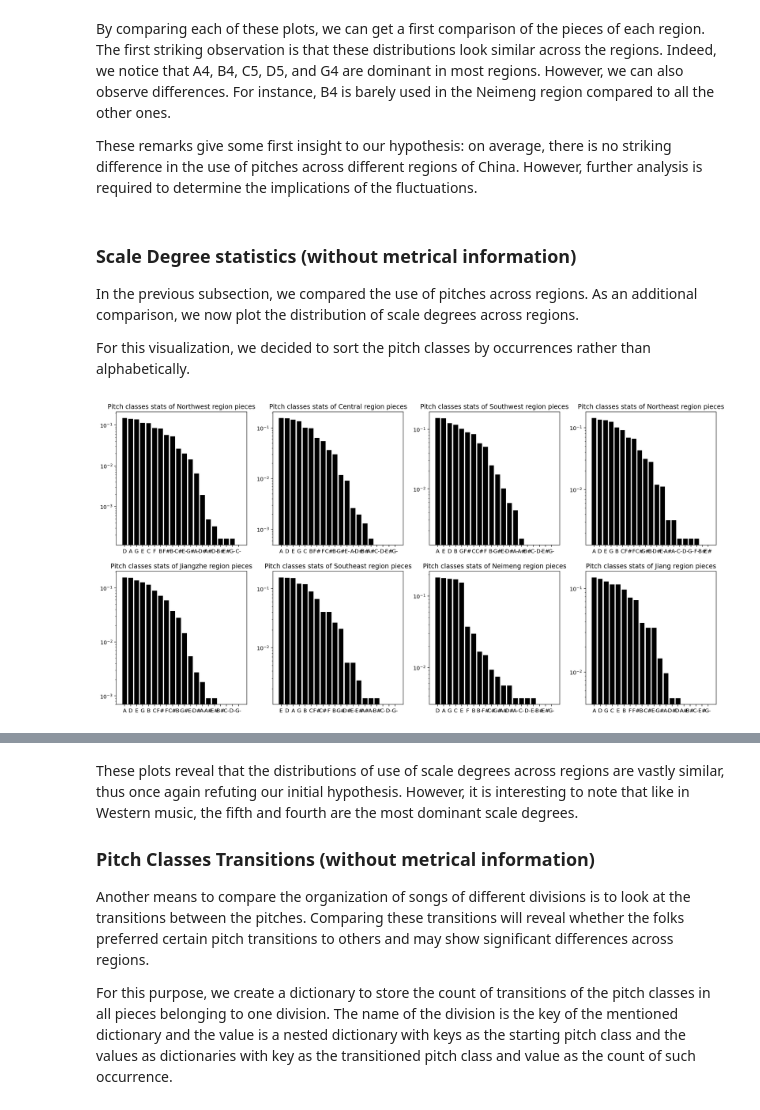
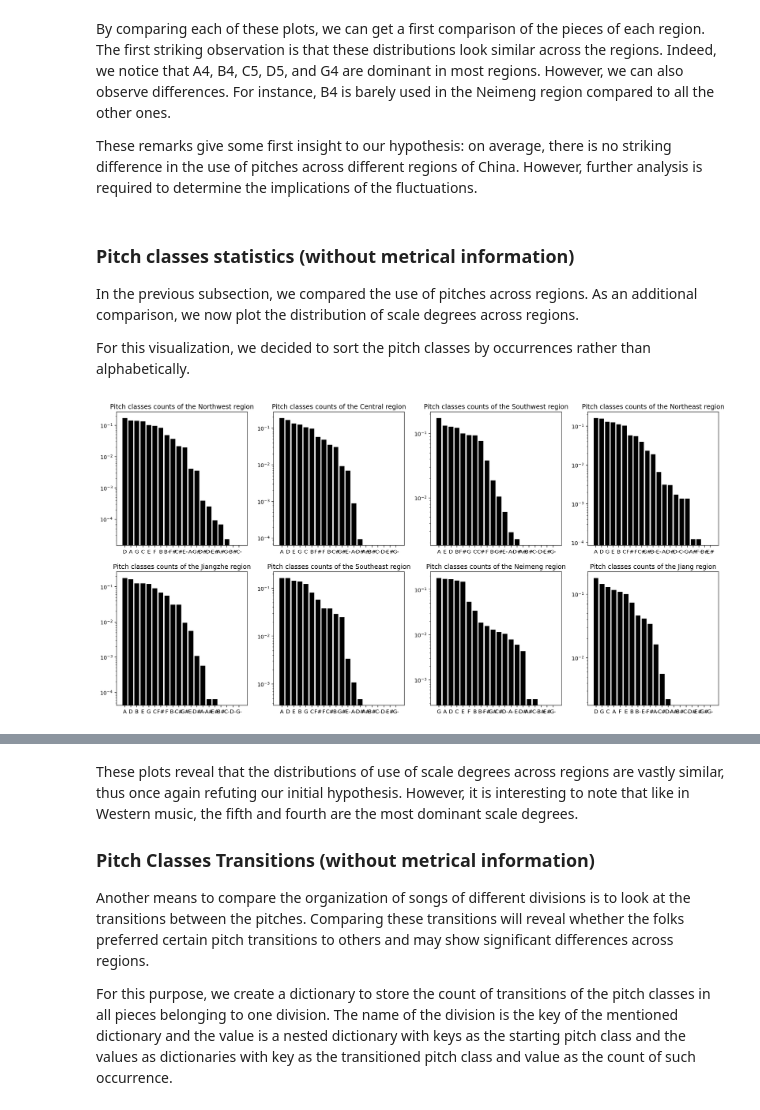
Before and after one commit to ravinitheshreddy/Digital-Musicology-Project, a Jupyter notebook: milestone3_ravi.ipynb, the cells around one changed output, grey strips where cells are left out. Cells and saved outputs as stored; diff of their text form; code cells hidden in the pictures.

```diff
--- a/milestone3_ravi.ipynb
+++ b/milestone3_ravi.ipynb
@@ -83,9 +45,9 @@ CFS_full.head()
 pitch_classes_list = ['A', 'A#', 'A-', 'B', 'B#', 'B-', 'C', 'C#', 'C-', 'D', 'D#', 'D-', 'E', 'E#', 'E-', 'F', 'F#', 'G', 'G#', 'G-']
 music_interval_list = ['A1','A2','A3','A4','A5','A6','A7','P1','P4','P5','P8','m2','M2','m3','M3','m6','M6','m7','M7',"d2","d3","d4","d5","d6","d7","d8"]
 
-scaledegree_defcount = {pc:0 for pc in pitch_classes_list}
-pitchclass_transitions_defcount = {pc1:{pc2:0 for pc2 in pitch_classes_list} for pc1 in pitch_classes_list}
-interval_transitions_defcount = {pc:0 for pc in music_interval_list}
+pitchclasses_defcount = {pc:0 for pc in pitch_classes_list}
+pitchclasses_transitions_defcount = {pc1:{pc2:0 for pc2 in pitch_classes_list} for pc1 in pitch_classes_list}
+intervals_defcount = {pc:0 for pc in music_interval_list}
 # %% [markdown]
 ### Pitch statistics (without metrical information)
 
@@ -139,28 +129,14 @@ By comparing each of these plots, we can get a first comparison of the pieces of
 
 These remarks give some first insight to our hypothesis: on average, there is no striking difference in the use of pitches across different regions of China. However, further analysis is required to determine the implications of the fluctuations.
 # %% [markdown]
-### Scale Degree statistics (without metrical information)
+### Pitch classes statistics (without metrical information)
 In the previous subsection, we compared the use of pitches across regions. As an additional comparison, we now plot the distribution of scale degrees across regions.
 
 For this visualization, we decided to sort the pitch classes by occurrences rather than alphabetically.
-# %%
-plt.rcParams["figure.figsize"] = (20,10)
-region_scaledegree_counts = {}
-fig, axarr = plt.subplots(2,4)
-
-for gloc,ax in zip(region_scaledegree_stat, axarr.flat):
-
-    counter = Counter(region_scaledegree_stat[gloc])
-    scaledegree_fractions = {i:counter[i] / len(region_scaledegree_stat[gloc]) for i in counter}
-#     scaledegree_fractions = {i:counter[i] for i in counter}
-    scaledegree_fractions = {**scaledegree_defcount, **scaledegree_fractions}
-    region_scaledegree_counts[gloc] = sorted(scaledegree_fractions.items(), key=lambda pair: -pair[1])
-    x, y = zip(*region_scaledegree_counts[gloc])
-    ax.bar(x, y, color='black')
-    ax.set_yscale('log')
-    ax.set_title("Pitch classes stats of {} region pieces".format(gloc))
-# %% [output]
-[figure, removed]
+# %%
+plot_region_stat_counts(region_pitch_classes_stat, pitchclasses_defcount, log_y=True, title="Pitch classes counts of the {} region")
+# %% [output]
+[figure, added]
 # %% [markdown]
 A visual comparison of these plots again reveals a great similarity between all regions as `A`, `D` and `E` most often closely compete for the three most used pitch classes. However, we notice once again a significant difference in the Neimeng region, where there is a drop after the 5 most used pitch classes.
 
```
Also changed, not shown: parts of 44 cells of this notebook, 1 other file.
